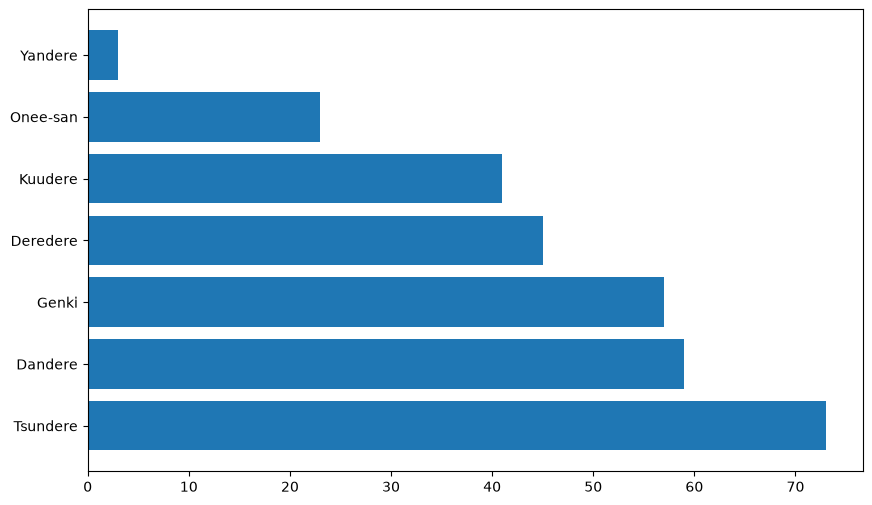
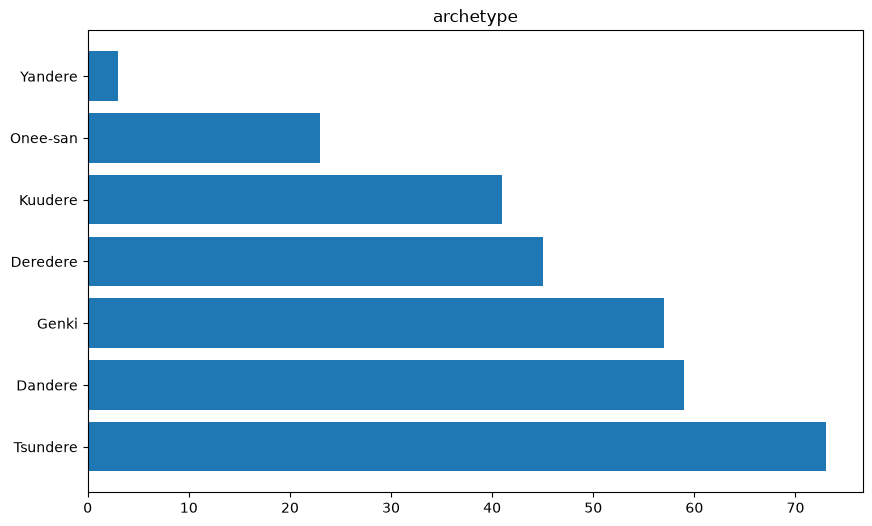
Code edit (unified diff) that turned the first committed figure into the second:
--- before
+++ after
@@ -3,2 +3,3 @@
 plt.figure(figsize=(10,6))
 plt.barh(archetype_count.index, archetype_count.values)
+plt.title("archetype")

Commit: im tired